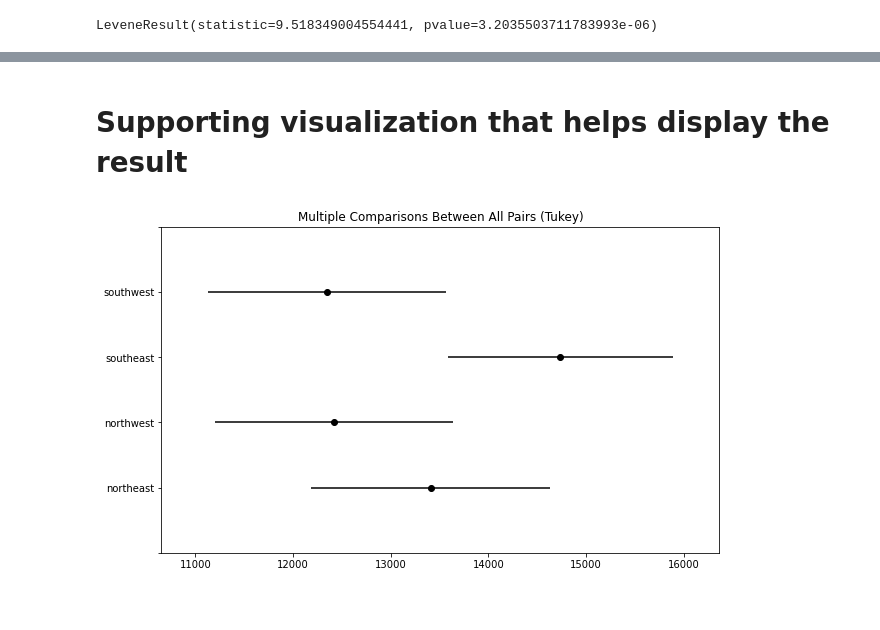
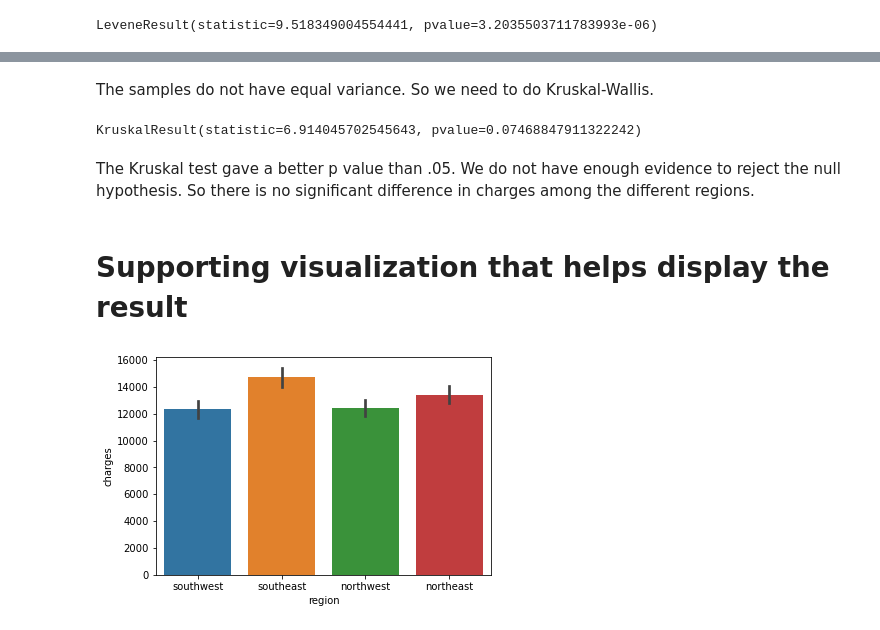
Before and after one commit to npipal/Hypothesis-Testing, a Jupyter notebook: Hypothesis Testing with Insurance Data (Core).ipynb, the cells around one changed output, grey strips where cells are left out. Drawn from its saved outputs; the diff is of its cells as text; code cells hidden in the pictures.

```diff
--- a/Hypothesis Testing with Insurance Data (Core).ipynb
+++ b/Hypothesis Testing with Insurance Data (Core).ipynb
@@ -346,6 +336,14 @@ Multiple Comparison of Means - Tukey HSD, FWER=0.05
+# %% [markdown]
+The samples do not have equal variance. So we need to do Kruskal-Wallis.
+# %%
+stats.kruskal(*groups.values())
+# %% [output]
+KruskalResult(statistic=6.914045702545643, pvalue=0.07468847911322242)
+# %% [markdown]
+The Kruskal test gave a better p value than .05. We do not have enough evidence to reject the null hypothesis. So there is no significant difference in charges among the different regions.
 # %% [markdown]
 # Supporting visualization that helps display the result
 # %%
-tukeys_results.plot_simultaneous();
+sns.barplot(data=df, x='region', y='charges', ci=68);
 # %% [output]
-[figure, old version]
+[figure, new version]
```
Also changed, not shown: parts of 21 cells of this notebook.
